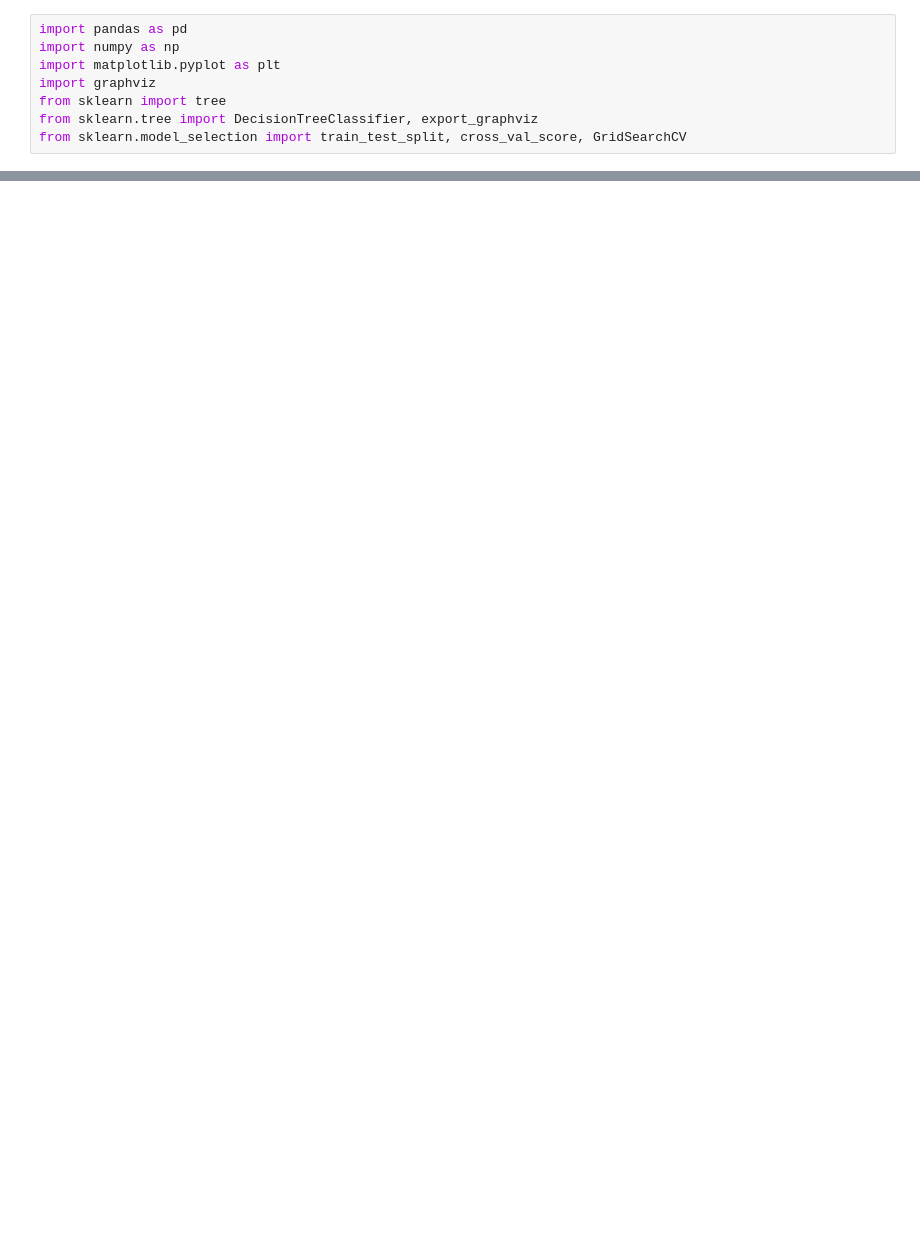
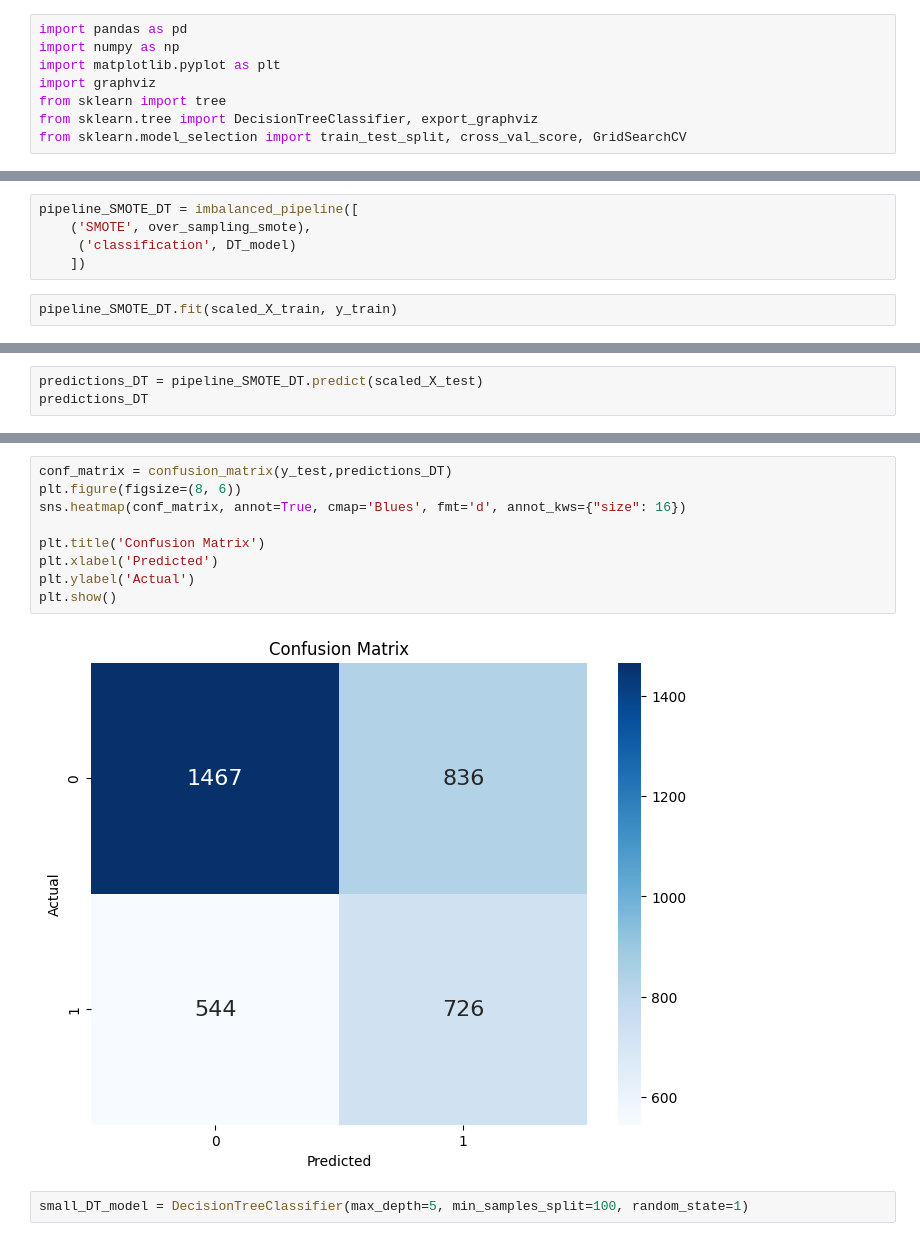
Before and after one commit to Cheryl0905/Datathon, a Jupyter notebook: Olivia_RSM8432_Datathon.ipynb, the cells around one changed output, grey strips where cells are left out. Cells and saved outputs as stored; diff of their text form; blank space fills up the shorter version.

```diff
--- a/Olivia_RSM8432_Datathon.ipynb
+++ b/Olivia_RSM8432_Datathon.ipynb
@@ -225,0 +311,7 @@ from sklearn.model_selection import train_test_split, cross_val_score, GridSearc
+# %%
+pipeline_SMOTE_DT = imbalanced_pipeline([
+    ('SMOTE', over_sampling_smote),
+     ('classification', DT_model)
+    ])
+# %%
+pipeline_SMOTE_DT.fit(scaled_X_train, y_train)
@@ -225,0 +321,3 @@ from sklearn.model_selection import train_test_split, cross_val_score, GridSearc
+# %%
+predictions_DT = pipeline_SMOTE_DT.predict(scaled_X_test)
+predictions_DT
@@ -225,0 +340,13 @@ from sklearn.model_selection import train_test_split, cross_val_score, GridSearc
+# %%
+conf_matrix = confusion_matrix(y_test,predictions_DT)
+plt.figure(figsize=(8, 6))
+sns.heatmap(conf_matrix, annot=True, cmap='Blues', fmt='d', annot_kws={"size": 16})
+
+plt.title('Confusion Matrix')
+plt.xlabel('Predicted')
+plt.ylabel('Actual')
+plt.show()
+# %% [output]
+[figure, added]
+# %%
+small_DT_model = DecisionTreeClassifier(max_depth=5, min_samples_split=100, random_state=1)
```
Also changed, not shown: parts of 31 cells of this notebook.
